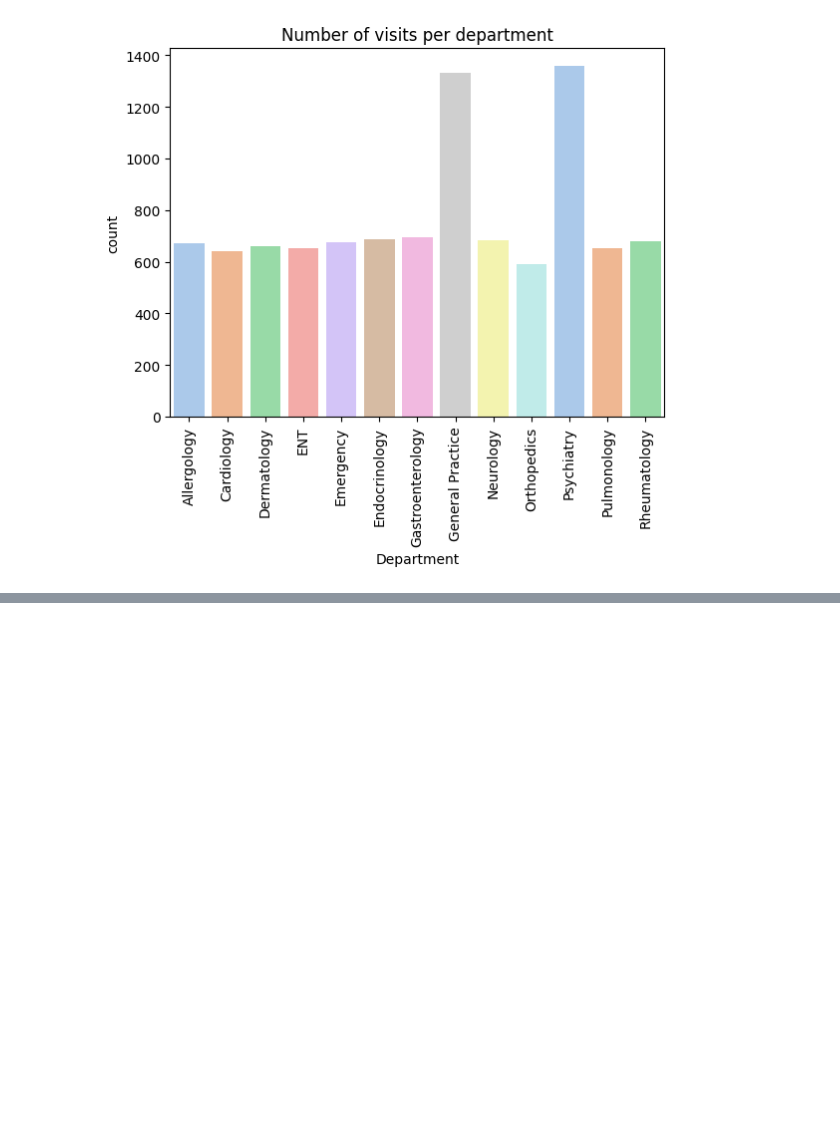
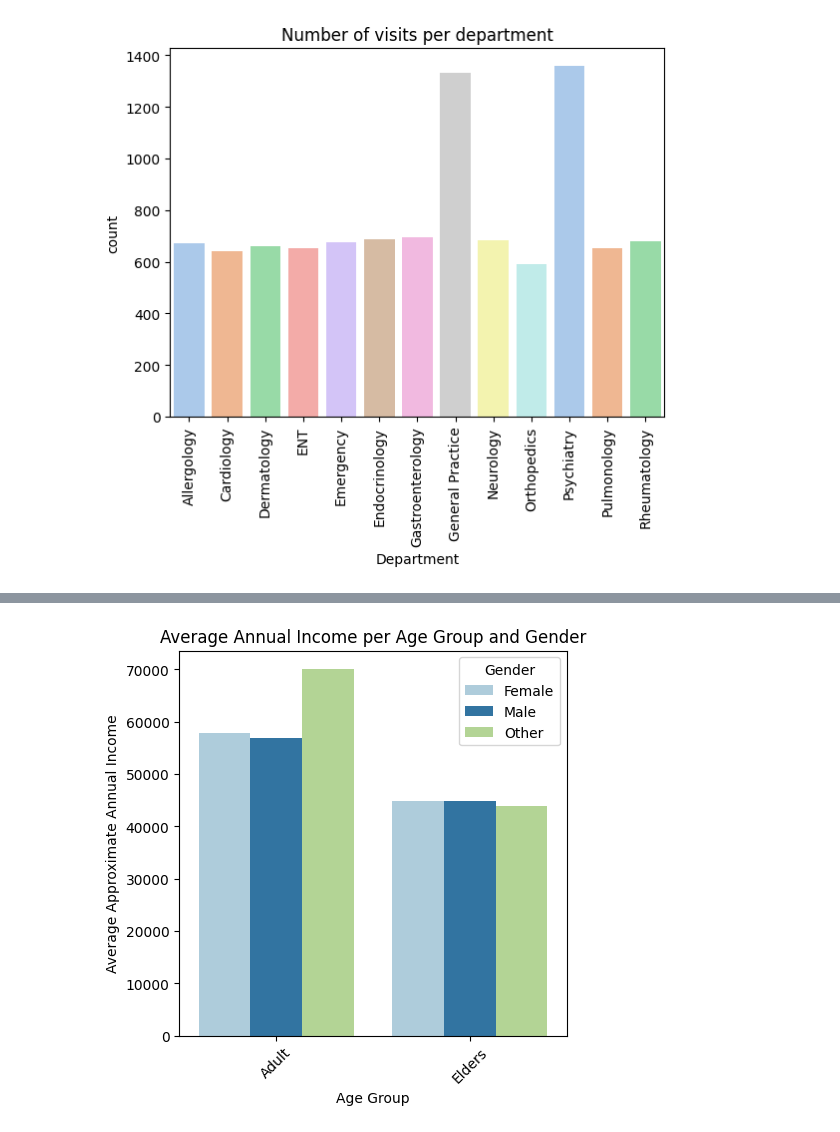
Before and after one commit to amdbsilva/pre-processing, a Jupyter notebook: projeto de datapreprocessing.ipynb, the cells around one changed output, grey strips where cells are left out. Drawn from its saved outputs; the diff is of its cells as text; code cells hidden in the pictures; blank space fills up the shorter version.

```diff
--- a/projeto de datapreprocessing.ipynb
+++ b/projeto de datapreprocessing.ipynb
@@ -1097,0 +1139,14 @@ plt.show()
+# %%
+data_age_group= data[data['Age Group'] != 'Children']
+data_to_plot = data_age_group.groupby(['Age Group', 'Gender'])['Approximate Annual Income'].mean().reset_index()
+
+data_to_plot.rename(columns={'Approximate Annual Income': 'Average Approximate Annual Income'}, inplace=True)
+
+fig= plt.subplots(figsize = (5,5))
+sns.barplot(data=data_to_plot, x='Age Group', y='Average Approximate Annual Income',
+            hue='Gender', palette='Paired')
+plt.xticks(rotation = 45)
+plt.title('Average Annual Income per Age Group and Gender')
+plt.show()
+# %% [output]
+[figure, added]
```
Also changed, not shown: parts of 21 cells of this notebook.
